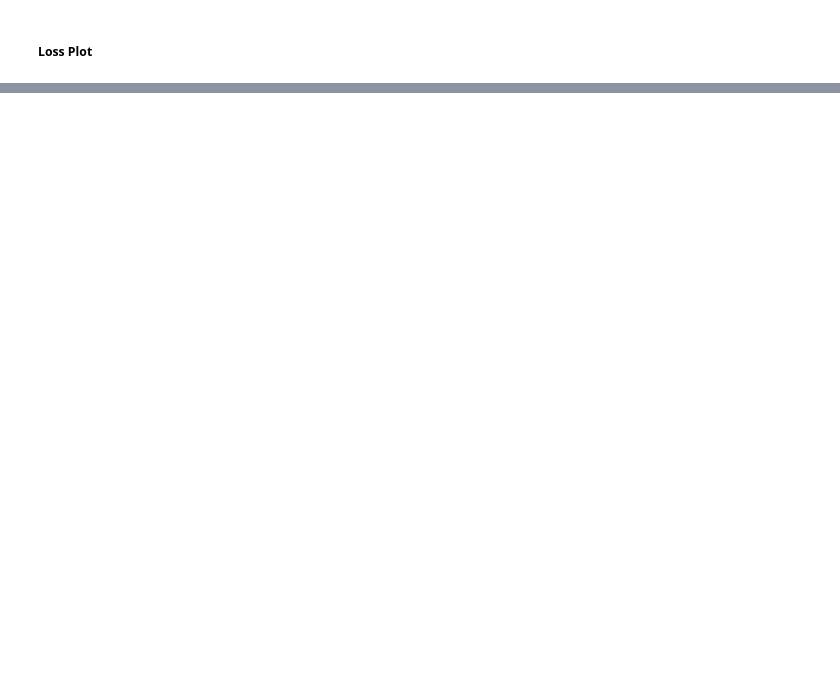
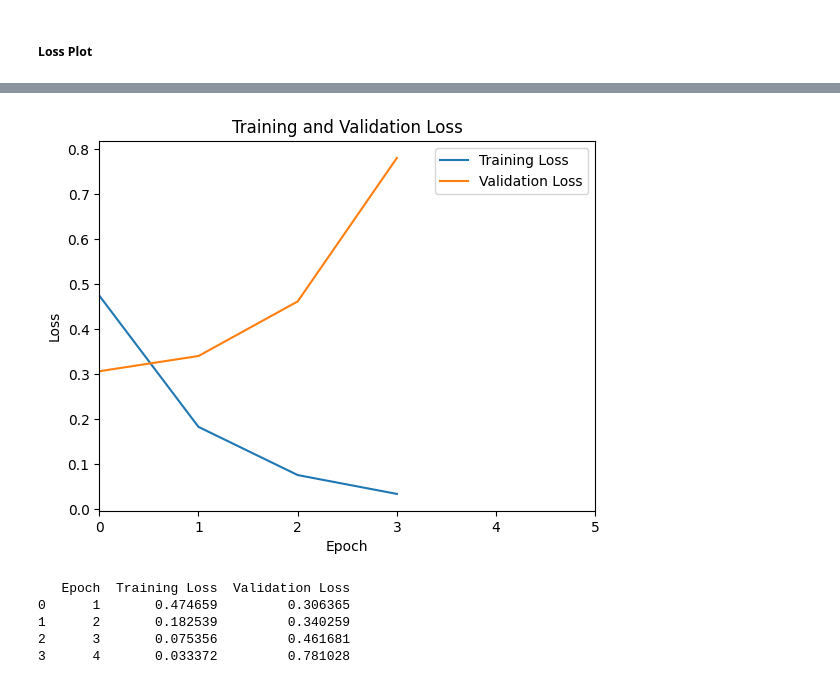
Before and after one commit to vleft02/IMDB-Review-Classification, a Jupyter notebook: ML.ipynb, the cells around one changed output, grey strips where cells are left out. Saved outputs shown, nothing was run; the diff lists cells and outputs as text; code cells hidden in the pictures; blank space fills up the shorter version.

```diff
--- a/ML.ipynb
+++ b/ML.ipynb
@@ -1110,13 +1106,12 @@ mlp_learning_curve(model = bigru_rnn, x_train = x_train_imdb, y_train = y_train,
 # %% [markdown]
 ##### Loss Plot
 # %%
-bigru_rnn1=get_bigru()
-initial_learning_rate = 0.01
+bigru_rnn1,early_stopping=get_bigru(num_layers=2)
 bigru_rnn1.compile(loss=tf.keras.losses.BinaryCrossentropy(),
-                   optimizer=tf.keras.optimizers.Adam(learning_rate=tf.keras.optimizers.schedules.ExponentialDecay(initial_learning_rate,decay_steps=500,decay_rate=0.96,staircase=True)),
+                   optimizer=tf.keras.optimizers.Adam(),
                    metrics=['binary_accuracy'])
 history = bigru_rnn1.fit(x=x_train_imdb, y=y_train,
-               epochs=5, verbose=1, batch_size=64, validation_split=0.2)
+               epochs=5, verbose=1, batch_size=64, validation_split=0.2,callbacks = [early_stopping])
 loss_plot(history)
 # %% [output]
 Epoch 1/5
@@ -1128,0 +1125,6 @@ Epoch 4/5
+[figure, added]
+   Epoch  Training Loss  Validation Loss
+0      1       0.474659         0.306365
+1      2       0.182539         0.340259
+2      3       0.075356         0.461681
+3      4       0.033372         0.781028
```
Also changed, not shown: parts of 21 cells of this notebook, 3 other files.
